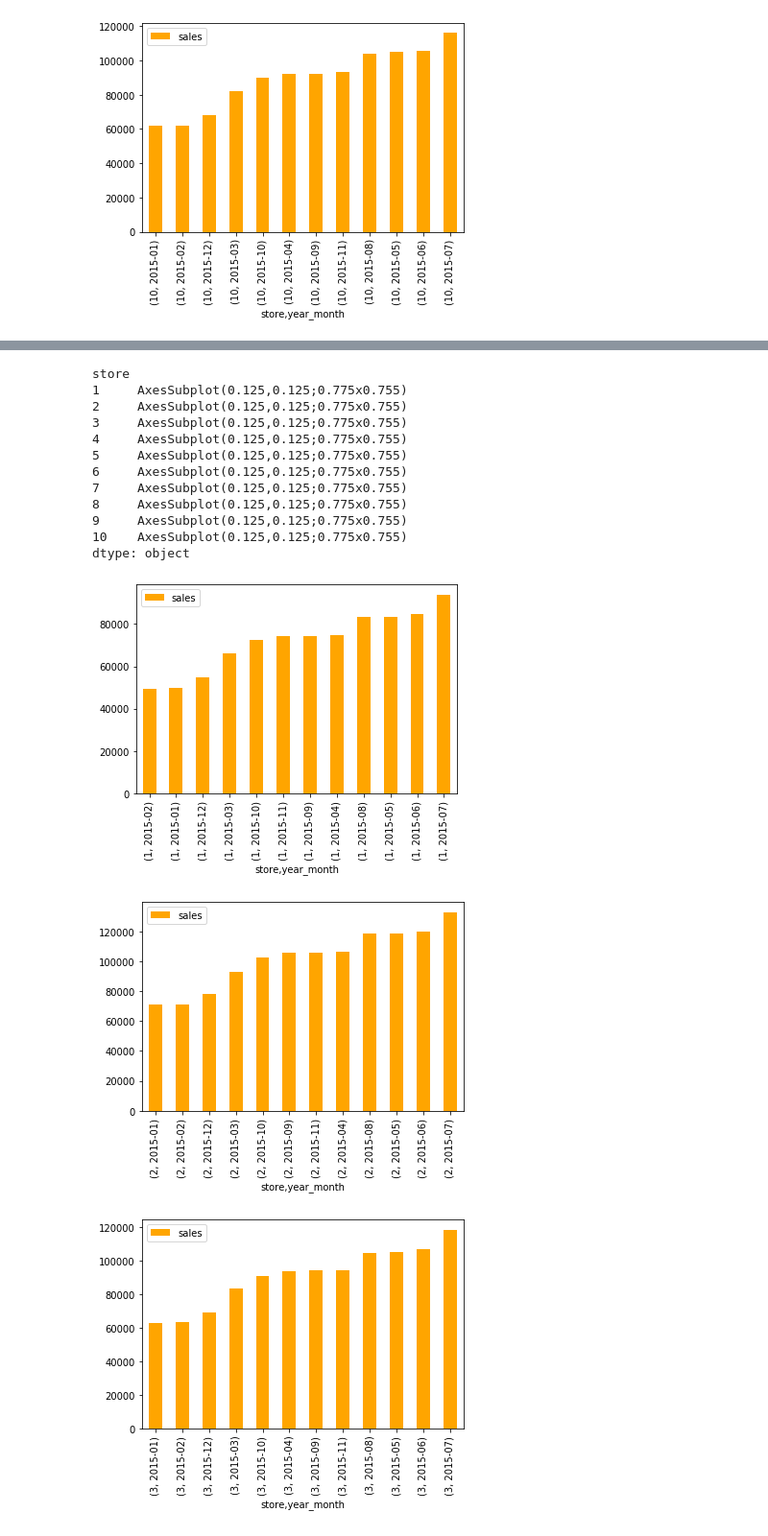
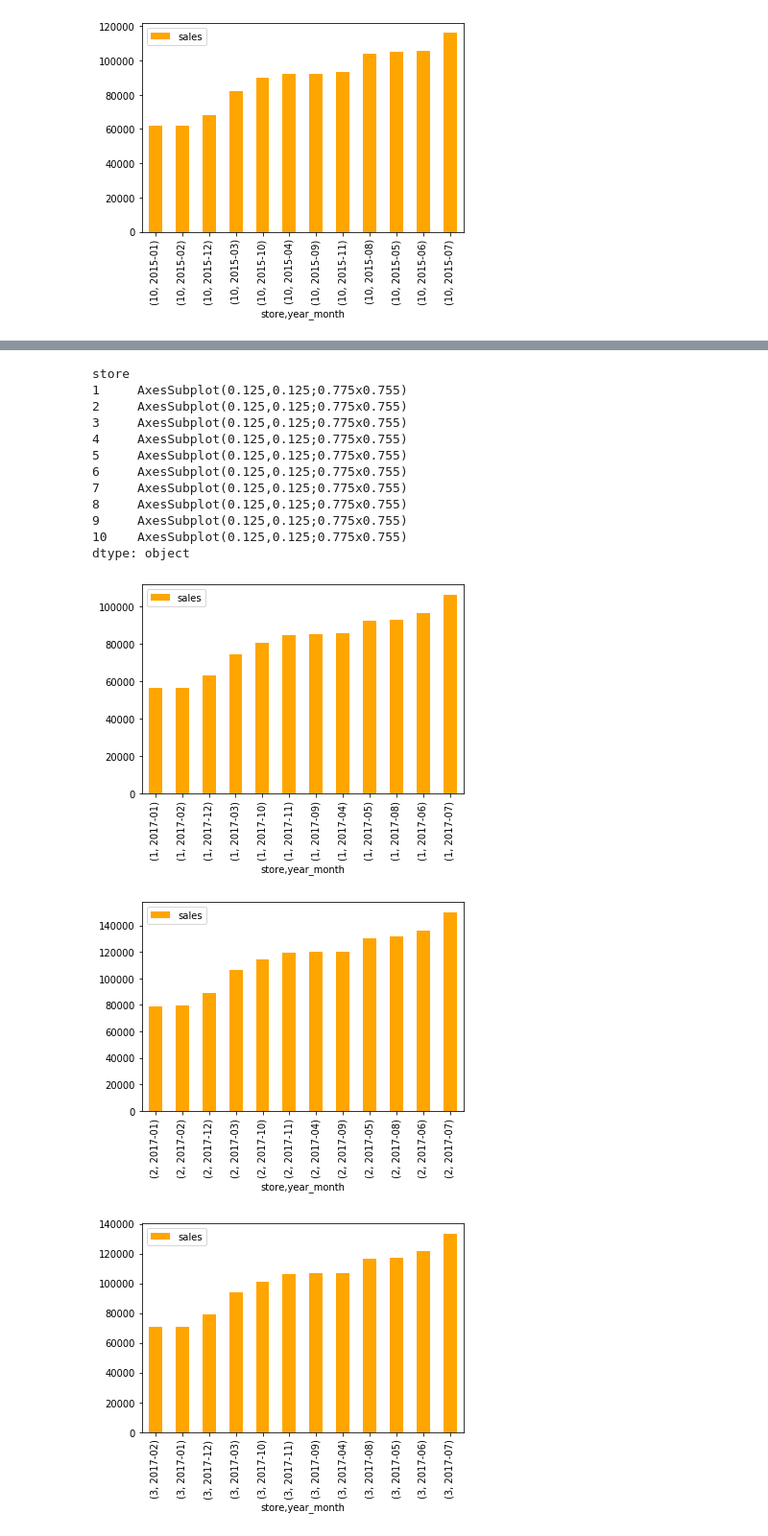
Before and after one commit to lesliechiri/jupyter-forecasting, a Jupyter notebook: Forecasting.ipynb, the cells around one changed output, grey strips where cells are left out. Shown at 96% size. Saved outputs shown, nothing was run; the diff lists cells and outputs as text; code cells hidden in the pictures.

```diff
--- a/Forecasting.ipynb
+++ b/Forecasting.ipynb
@@ -322,20 +398,20 @@ dtype: object
 # %%
 m = df_2017.groupby(['store','year_month']).agg({'sales':'sum'})
-n = x.sort_values(by='sales', ascending=True)
+n = m.sort_values(by='sales', ascending=True)
 n.groupby('store').plot(kind = "bar",color = 'orange')
 # %% [output]
 store
 1     AxesSubplot(0.125,0.125;0.775x0.755)
 2     AxesSubplot(0.125,0.125;0.775x0.755)
 3     AxesSubplot(0.125,0.125;0.775x0.755)
 4     AxesSubplot(0.125,0.125;0.775x0.755)
 5     AxesSubplot(0.125,0.125;0.775x0.755)
 6     AxesSubplot(0.125,0.125;0.775x0.755)
 7     AxesSubplot(0.125,0.125;0.775x0.755)
 8     AxesSubplot(0.125,0.125;0.775x0.755)
 9     AxesSubplot(0.125,0.125;0.775x0.755)
 10    AxesSubplot(0.125,0.125;0.775x0.755)
 dtype: object
-[figure, old version]
+[figure, new version]
-[figure, old version]
+[figure, new version]
-[figure, old version]
+[figure, new version]
```
Also changed, not shown: parts of 22 cells of this notebook.
